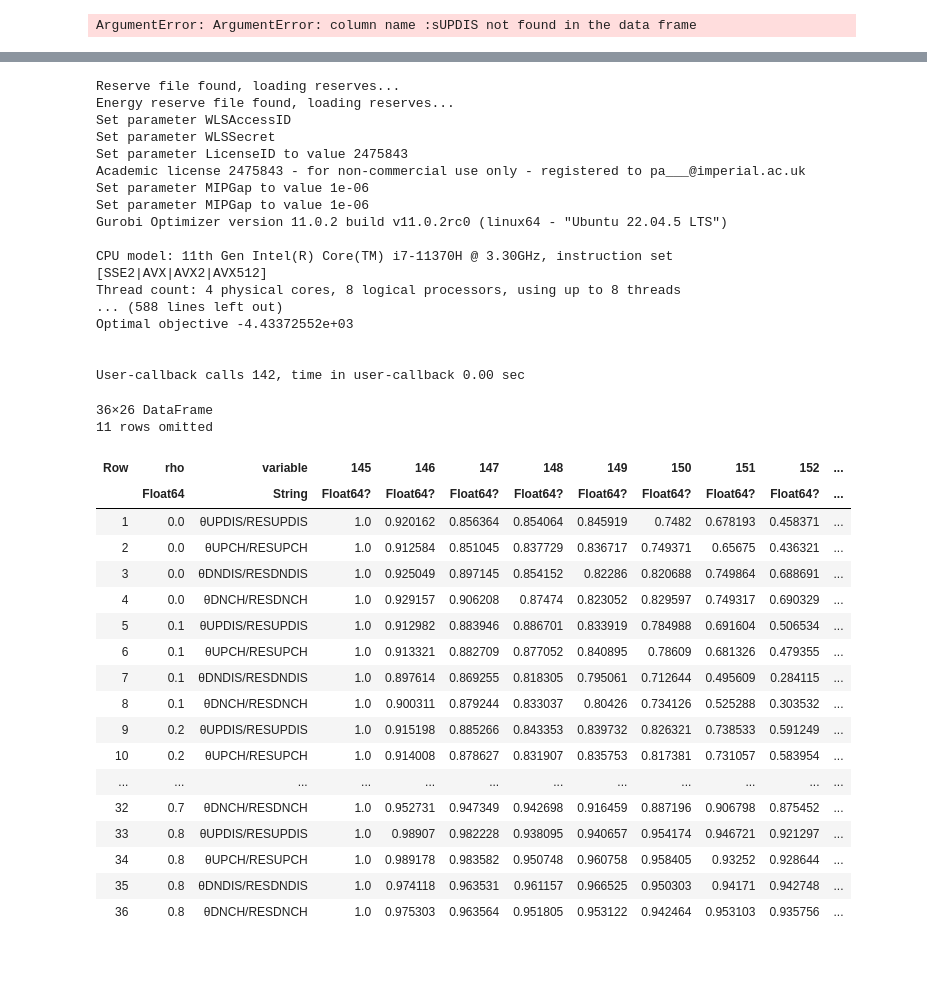
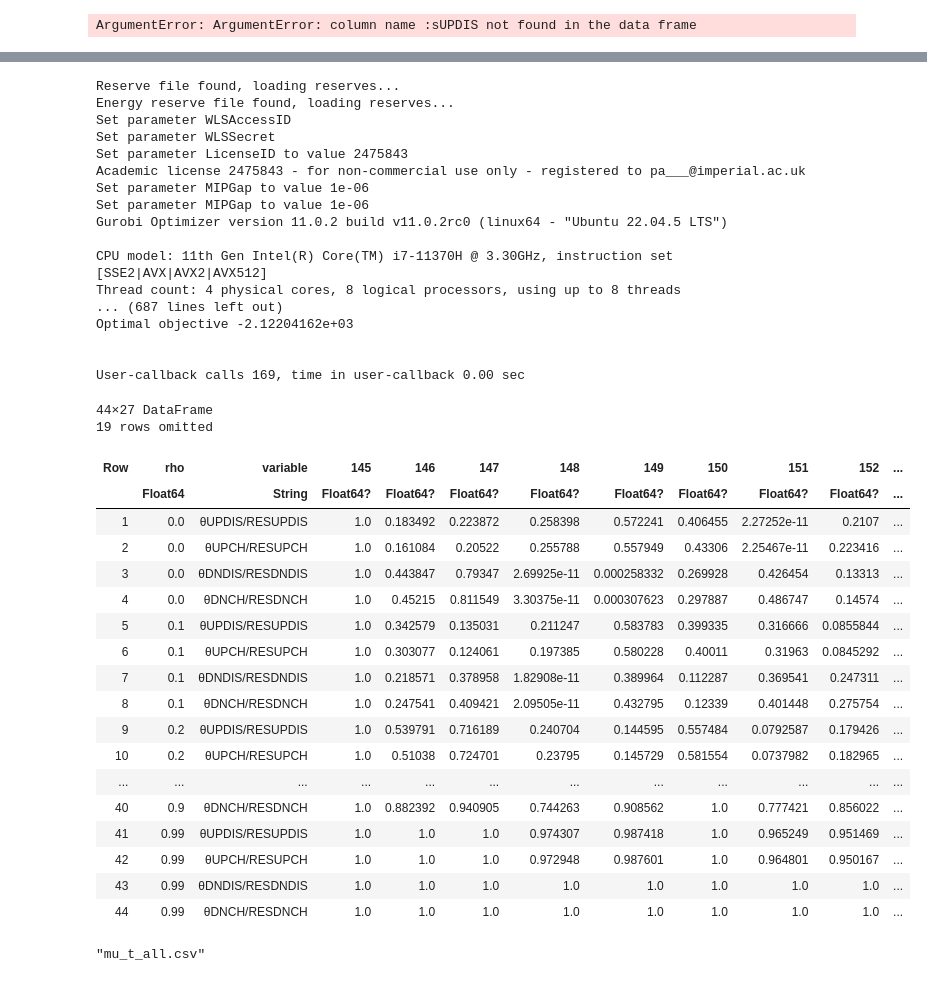
Before and after one commit to pigalleg/ELR-reserves, a Jupyter notebook: notebooks/empirial_mu_calculation.ipynb, the cells around one changed output, grey strips where cells are left out. Saved outputs shown, nothing was run; the diff lists cells and outputs as text; code cells hidden in the pictures.

```diff
--- a/notebooks/empirial_mu_calculation.ipynb
+++ b/notebooks/empirial_mu_calculation.ipynb
@@ -211,5 +212,5 @@ p4 = PlotlyJS.plot(heatmap(x=sol_2.t, y=sol_2.i, z=sol_2.ERESDNCH, colorscale="V
 # %%
-rhos = [0.0,0.1,0.2,0.3,0.4,0.5,0.6,0.7,0.8]
+rhos = [0.0,0.1,0.2,0.3,0.4,0.5,0.6,0.7,0.8,0.9,0.99]
 day = 7
 
 ε = 0.025
@@ -217,10 +218,10 @@ day = 7
 
 mu_t_all = DataFrame()
 for rho in rhos
-    input_folder = "../input/base_case_increased_storage_energy_v7.$(rho).1"
+    input_folder = "../input/base_case_increased_storage_energy_v8.$(rho).2"
     gen_df, loads_multi_df, random_loads_multi_df, gen_variable_multi_df, storage_df, required_reserve = load_deterministic_data(day, input_folder, ε, ρ)
     required_energy_reserve = load_energy_reserve(day, input_folder, loads_multi_df, gen_variable_multi_df, ε, ρ)
-    model, sol_1, sol_2 = solve_empirical_µ_get_solution(gen_df, loads_multi_df, storage_df, required_reserve, required_energy_reserve)
+    model, sol_1, sol_2 = solve_empirical_µ_get_solution(gen_df, loads_multi_df, storage_df, required_reserve, required_energy_reserve; temportal_weights = temportal_weights)
     mu_t = calculate_mu_t(sol_1)
     mu_t = insertcols(mu_t, 1, :rho => rho)
     append!(mu_t_all, mu_t)
@@ -238,34 +239,36 @@ Gurobi Optimizer version 11.0.2 build v11.0.2rc0 (linux64 - "Ubuntu 22.04.5 LTS"
 
 CPU model: 11th Gen Intel(R) Core(TM) i7-11370H @ 3.30GHz, instruction set [SSE2|AVX|AVX2|AVX512]
 Thread count: 4 physical cores, 8 logical processors, using up to 8 threads
-... (588 lines left out)
-Optimal objective -4.43372552e+03
+... (687 lines left out)
+Optimal objective -2.12204162e+03
 
 
-User-callback calls 142, time in user-callback 0.00 sec
+User-callback calls 169, time in user-callback 0.00 sec
-# %%
-mu_t_all
-# %% [output]
-36×26 DataFrame
-11 rows omitted
-| Row | rho | variable | 145 | 146 | 147 | 148 | 149 | 150 | 151 | 152 | ... |
-|  | Float64 | String | Float64? | Float64? | Float64? | Float64? | Float64? | Float64? | Float64? | Float64? | ... |
-| 1 | 0.0 | θUPDIS/RESUPDIS | 1.0 | 0.920162 | 0.856364 | 0.854064 | 0.845919 | 0.7482 | 0.678193 | 0.458371 | ... |
-| 2 | 0.0 | θUPCH/RESUPCH | 1.0 | 0.912584 | 0.851045 | 0.837729 | 0.836717 | 0.749371 | 0.65675 | 0.436321 | ... |
-| 3 | 0.0 | θDNDIS/RESDNDIS | 1.0 | 0.925049 | 0.897145 | 0.854152 | 0.82286 | 0.820688 | 0.749864 | 0.688691 | ... |
-| 4 | 0.0 | θDNCH/RESDNCH | 1.0 | 0.929157 | 0.906208 | 0.87474 | 0.823052 | 0.829597 | 0.749317 | 0.690329 | ... |
-| 5 | 0.1 | θUPDIS/RESUPDIS | 1.0 | 0.912982 | 0.883946 | 0.886701 | 0.833919 | 0.784988 | 0.691604 | 0.506534 | ... |
-| 6 | 0.1 | θUPCH/RESUPCH | 1.0 | 0.913321 | 0.882709 | 0.877052 | 0.840895 | 0.78609 | 0.681326 | 0.479355 | ... |
-| 7 | 0.1 | θDNDIS/RESDNDIS | 1.0 | 0.897614 | 0.869255 | 0.818305 | 0.795061 | 0.712644 | 0.495609 | 0.284115 | ... |
-| 8 | 0.1 | θDNCH/RESDNCH | 1.0 | 0.900311 | 0.879244 | 0.833037 | 0.80426 | 0.734126 | 0.525288 | 0.303532 | ... |
-| 9 | 0.2 | θUPDIS/RESUPDIS | 1.0 | 0.915198 | 0.885266 | 0.843353 | 0.839732 | 0.826321 | 0.738533 | 0.591249 | ... |
-| 10 | 0.2 | θUPCH/RESUPCH | 1.0 | 0.914008 | 0.878627 | 0.831907 | 0.835753 | 0.817381 | 0.731057 | 0.583954 | ... |
-| ... | ... | ... | ... | ... | ... | ... | ... | ... | ... | ... | ... |
-| 32 | 0.7 | θDNCH/RESDNCH | 1.0 | 0.952731 | 0.947349 | 0.942698 | 0.916459 | 0.887196 | 0.906798 | 0.875452 | ... |
-| 33 | 0.8 | θUPDIS/RESUPDIS | 1.0 | 0.98907 | 0.982228 | 0.938095 | 0.940657 | 0.954174 | 0.946721 | 0.921297 | ... |
-| 34 | 0.8 | θUPCH/RESUPCH | 1.0 | 0.989178 | 0.983582 | 0.950748 | 0.960758 | 0.958405 | 0.93252 | 0.928644 | ... |
-| 35 | 0.8 | θDNDIS/RESDNDIS | 1.0 | 0.974118 | 0.963531 | 0.961157 | 0.966525 | 0.950303 | 0.94171 | 0.942748 | ... |
-| 36 | 0.8 | θDNCH/RESDNCH | 1.0 | 0.975303 | 0.963564 | 0.951805 | 0.953122 | 0.942464 | 0.953103 | 0.935756 | ... |
+# %%
+transform!(mu_t_all, AsTable(Not([:rho, :variable])) => ByRow(x -> mean(x)) => :mean)
+# %% [output]
+44×27 DataFrame
+19 rows omitted
+| Row | rho | variable | 145 | 146 | 147 | 148 | 149 | 150 | 151 | 152 | ... |
+|  | Float64 | String | Float64? | Float64? | Float64? | Float64? | Float64? | Float64? | Float64? | Float64? | ... |
+| 1 | 0.0 | θUPDIS/RESUPDIS | 1.0 | 0.183492 | 0.223872 | 0.258398 | 0.572241 | 0.406455 | 2.27252e-11 | 0.2107 | ... |
+| 2 | 0.0 | θUPCH/RESUPCH | 1.0 | 0.161084 | 0.20522 | 0.255788 | 0.557949 | 0.43306 | 2.25467e-11 | 0.223416 | ... |
+| 3 | 0.0 | θDNDIS/RESDNDIS | 1.0 | 0.443847 | 0.79347 | 2.69925e-11 | 0.000258332 | 0.269928 | 0.426454 | 0.13313 | ... |
+| 4 | 0.0 | θDNCH/RESDNCH | 1.0 | 0.45215 | 0.811549 | 3.30375e-11 | 0.000307623 | 0.297887 | 0.486747 | 0.14574 | ... |
+| 5 | 0.1 | θUPDIS/RESUPDIS | 1.0 | 0.342579 | 0.135031 | 0.211247 | 0.583783 | 0.399335 | 0.316666 | 0.0855844 | ... |
+| 6 | 0.1 | θUPCH/RESUPCH | 1.0 | 0.303077 | 0.124061 | 0.197385 | 0.580228 | 0.40011 | 0.31963 | 0.0845292 | ... |
+| 7 | 0.1 | θDNDIS/RESDNDIS | 1.0 | 0.218571 | 0.378958 | 1.82908e-11 | 0.389964 | 0.112287 | 0.369541 | 0.247311 | ... |
+| 8 | 0.1 | θDNCH/RESDNCH | 1.0 | 0.247541 | 0.409421 | 2.09505e-11 | 0.432795 | 0.12339 | 0.401448 | 0.275754 | ... |
+| 9 | 0.2 | θUPDIS/RESUPDIS | 1.0 | 0.539791 | 0.716189 | 0.240704 | 0.144595 | 0.557484 | 0.0792587 | 0.179426 | ... |
+| 10 | 0.2 | θUPCH/RESUPCH | 1.0 | 0.51038 | 0.724701 | 0.23795 | 0.145729 | 0.581554 | 0.0737982 | 0.182965 | ... |
+| ... | ... | ... | ... | ... | ... | ... | ... | ... | ... | ... | ... |
+| 40 | 0.9 | θDNCH/RESDNCH | 1.0 | 0.882392 | 0.940905 | 0.744263 | 0.908562 | 1.0 | 0.777421 | 0.856022 | ... |
+| 41 | 0.99 | θUPDIS/RESUPDIS | 1.0 | 1.0 | 1.0 | 0.974307 | 0.987418 | 1.0 | 0.965249 | 0.951469 | ... |
+| 42 | 0.99 | θUPCH/RESUPCH | 1.0 | 1.0 | 1.0 | 0.972948 | 0.987601 | 1.0 | 0.964801 | 0.950167 | ... |
+| 43 | 0.99 | θDNDIS/RESDNDIS | 1.0 | 1.0 | 1.0 | 1.0 | 1.0 | 1.0 | 1.0 | 1.0 | ... |
+| 44 | 0.99 | θDNCH/RESDNCH | 1.0 | 1.0 | 1.0 | 1.0 | 1.0 | 1.0 | 1.0 | 1.0 | ... |
 # %%
-# using CSV
-# CSV.write("mu_t_all.csv", mu_t_all)
+using CSV
+CSV.write("mu_t_all.csv", mu_t_all)
+# %% [output]
+"mu_t_all.csv"
```
Also changed, not shown: parts of 6 cells of this notebook, 4 other files.
